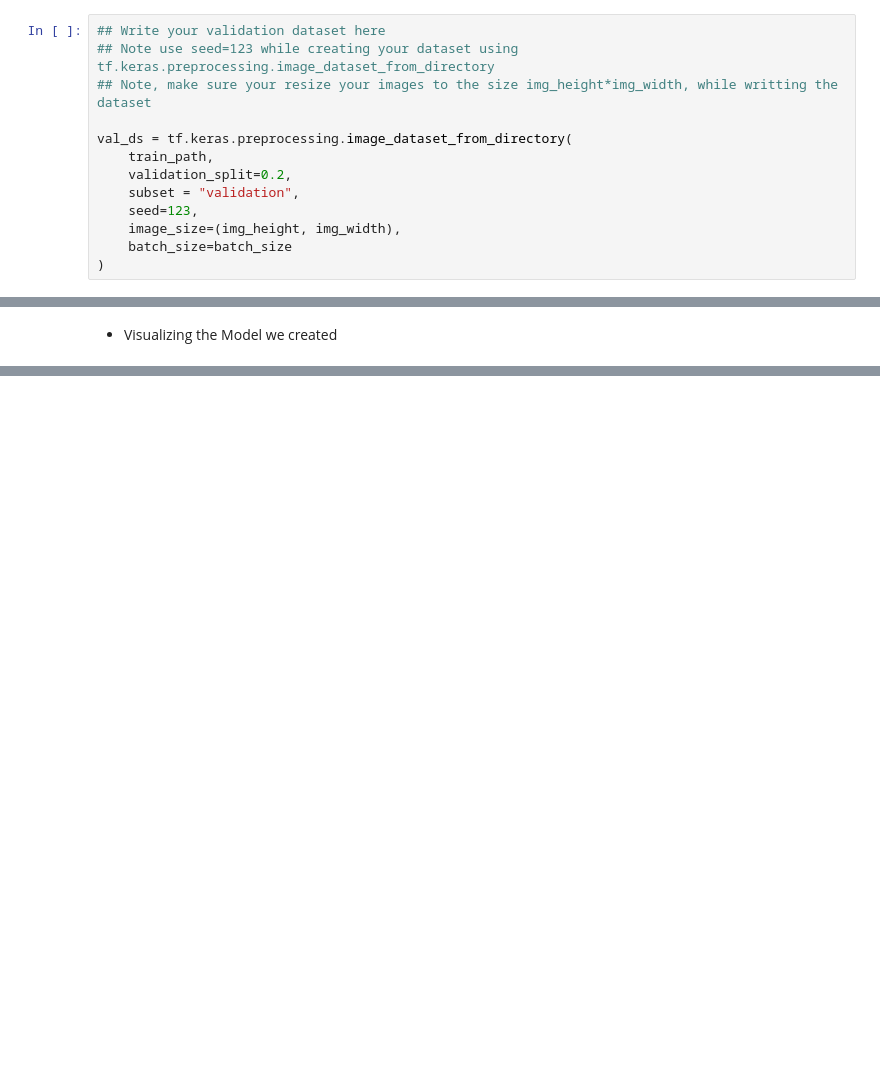
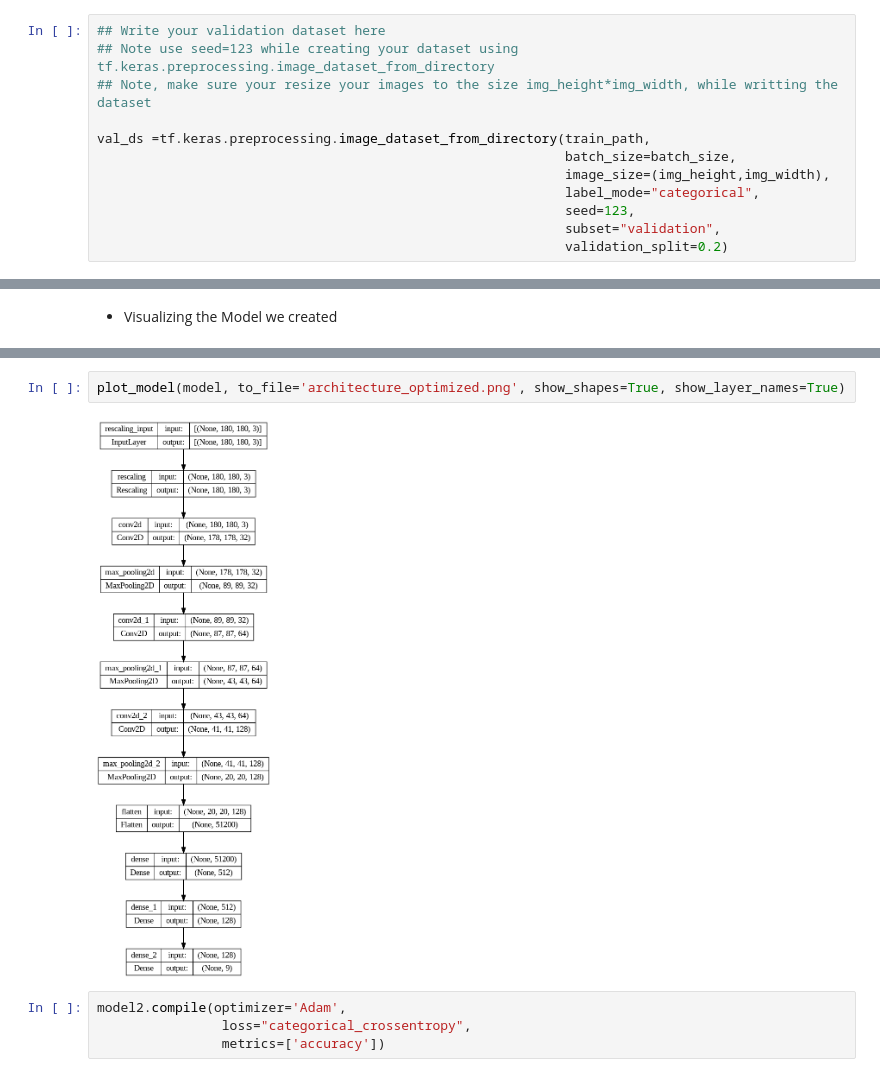
Before and after one commit to bharadwaj-chukkala/Detection_of_Malignant_Skin_Cancer_using_a_CNN, a Jupyter notebook: Detection_of_Malignant_Skin_Cancer_using_a_CNN.ipynb, the cells around one changed output, grey strips where cells are left out. Cells and saved outputs as stored; diff of their text form; blank space fills up the shorter version.

```diff
--- a/Detection_of_Malignant_Skin_Cancer_using_a_CNN.ipynb
+++ b/Detection_of_Malignant_Skin_Cancer_using_a_CNN.ipynb
@@ -102,12 +101,11 @@ Using 1792 files for training.
 ## Note use seed=123 while creating your dataset using tf.keras.preprocessing.image_dataset_from_directory
 ## Note, make sure your resize your images to the size img_height*img_width, while writting the dataset
 
-val_ds = tf.keras.preprocessing.image_dataset_from_directory(
-    train_path,
-    validation_split=0.2,
-    subset = "validation",
-    seed=123,
-    image_size=(img_height, img_width),
-    batch_size=batch_size
-)
+val_ds =tf.keras.preprocessing.image_dataset_from_directory(train_path,
+                                                            batch_size=batch_size,
+                                                            image_size=(img_height,img_width),
+                                                            label_mode="categorical",
+                                                            seed=123,
+                                                            subset="validation",
+                                                            validation_split=0.2)
 # %% [output]
@@ -305,0 +560,8 @@ checkpoint = ModelCheckpoint("model.h5", monitor = "val_accuracy", save_best_onl
+# %%
+plot_model(model, to_file='architecture_optimized.png', show_shapes=True, show_layer_names=True)
+# %% [output]
+[figure, added]
+# %%
+model2.compile(optimizer='Adam',
+                loss="categorical_crossentropy",
+                metrics=['accuracy'])
```
Also changed, not shown: parts of 33 cells of this notebook.
